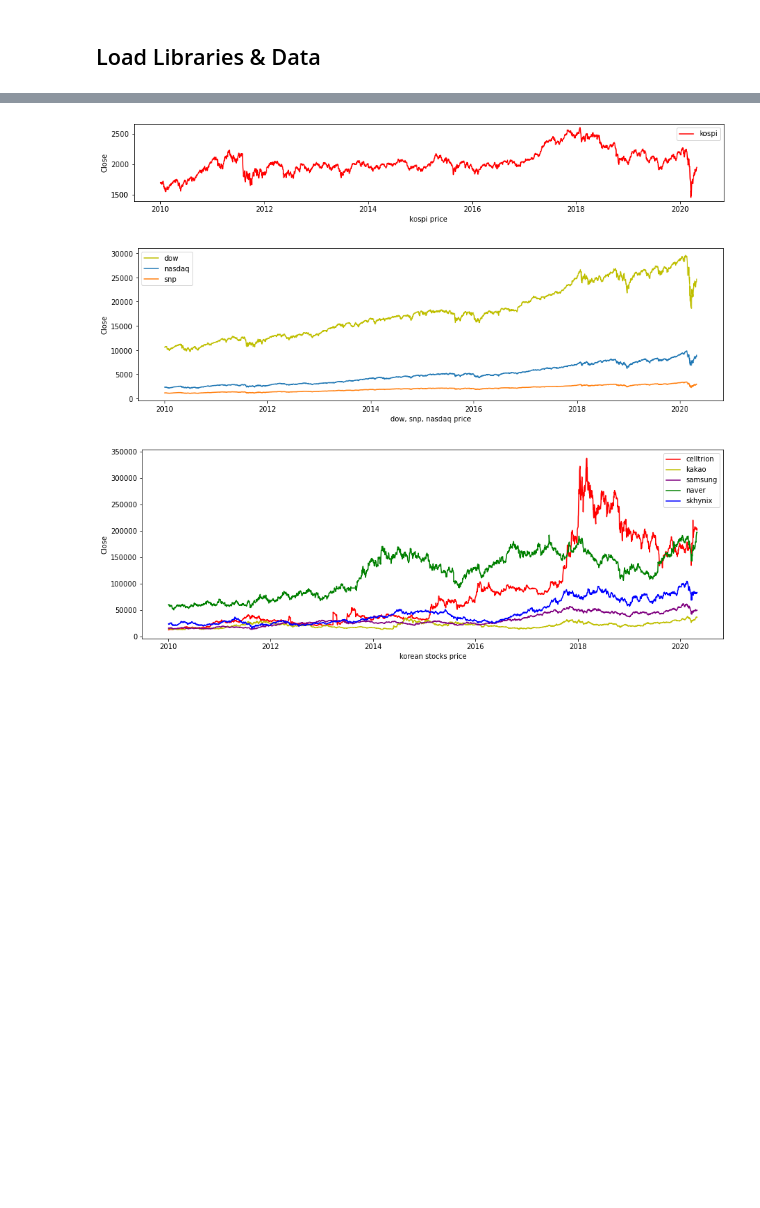
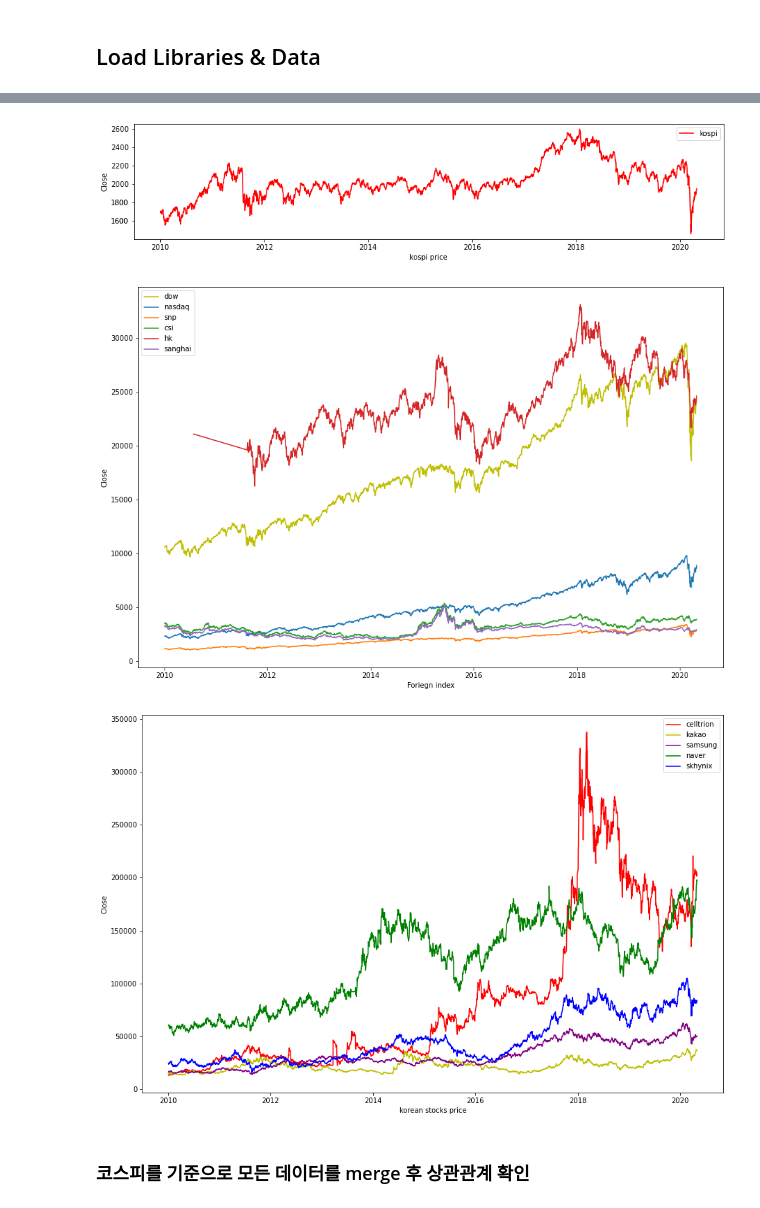
Before and after one commit to DongGuk-Seo/Yeardream, a Jupyter notebook: Project_Modeling/Project_Kospi_Price_Prediction.ipynb, the cells around one changed output, grey strips where cells are left out. Saved outputs shown, nothing was run; the diff lists cells and outputs as text; code cells hidden in the pictures; blank space fills up the shorter version.

```diff
--- a/Project_Modeling/Project_Kospi_Price_Prediction.ipynb
+++ b/Project_Modeling/Project_Kospi_Price_Prediction.ipynb
@@ -117,0 +108,9 @@ csi_test = pd.read_csv(test_path + 'csi_test.csv') # csi300 지수
+# %%
+# target value date adjust
+for i in range(len(kospi_train.Close)-1):
+    kospi_train.Close[i] = kospi_train.Close[i+1]
+kospi_train.drop(kospi_train[-1:].index,inplace=True)
+
+# for i in range(len(kospi_test.Close)-1):
+#     kospi_test.Close[i] = kospi_test.Close[i+1]
+# kospi_test.drop(kospi_test[-1:].index,inplace=True)
@@ -118,5 +124,5 @@ csi_test = pd.read_csv(test_path + 'csi_test.csv') # csi300 지수
 # %%
-# Change type of 'Date' to 'datetime'
+# change type of 'Date' to 'datetime'
 kospi_train.Date = pd.to_datetime(kospi_train.Date)
 celltrion_train.Date = pd.to_datetime(celltrion_train.Date)
 kakao_train.Date = pd.to_datetime(kakao_train.Date)
@@ -130,6 +136,7 @@ kr_10YT_train.Date = pd.to_datetime(kr_10YT_train.Date)
 wti_train.Date = pd.to_datetime(wti_train.Date)
 gas_train.Date = pd.to_datetime(gas_train.Date)
 gold_train.Date = pd.to_datetime(gold_train.Date)
+silver_train.Date = pd.to_datetime(silver_train.Date)
 copper_train.Date = pd.to_datetime(copper_train.Date)
 usd_index_train.Date = pd.to_datetime(usd_index_train.Date)
 usd_krw_train.Date = pd.to_datetime(usd_krw_train.Date)
@@ -140,6 +147,7 @@ snp_train.Date = pd.to_datetime(snp_train.Date)
 nasdaq_train.Date = pd.to_datetime(nasdaq_train.Date)
 hk_train.Date = pd.to_datetime(hk_train.Date)
 csi_train.Date = pd.to_datetime(csi_train.Date)
+sanghai_train.Date = pd.to_datetime(sanghai_train.Date)
 kospi_test.Date = pd.to_datetime(kospi_test.Date)
 celltrion_test.Date = pd.to_datetime(celltrion_test.Date)
 kakao_test.Date = pd.to_datetime(kakao_test.Date)
@@ -153,6 +161,7 @@ kr_10YT_test.Date = pd.to_datetime(kr_10YT_test.Date)
 wti_test.Date = pd.to_datetime(wti_test.Date)
 gas_test.Date = pd.to_datetime(gas_test.Date)
 gold_test.Date = pd.to_datetime(gold_test.Date)
+silver_test.Date = pd.to_datetime(silver_test.Date)
 copper_test.Date = pd.to_datetime(copper_test.Date)
 usd_index_test.Date = pd.to_datetime(usd_index_test.Date)
 usd_krw_test.Date = pd.to_datetime(usd_krw_test.Date)
@@ -163,6 +172,7 @@ snp_test.Date = pd.to_datetime(snp_test.Date)
 nasdaq_test.Date = pd.to_datetime(nasdaq_test.Date)
 hk_test.Date = pd.to_datetime(hk_test.Date)
 csi_test.Date = pd.to_datetime(csi_test.Date)
+sanghai_test.Date = pd.to_datetime(sanghai_test.Date)
 # %%
 # index adjust
 kospi_train.index = pd.to_datetime(kospi_train.Date)
@@ -178,6 +188,7 @@ kr_10YT_train.index = pd.to_datetime(kr_10YT_train.Date)
 wti_train.index = pd.to_datetime(wti_train.Date)
 gas_train.index = pd.to_datetime(gas_train.Date)
 gold_train.index = pd.to_datetime(gold_train.Date)
+silver_train.index = pd.to_datetime(silver_train.Date)
 copper_train.index = pd.to_datetime(copper_train.Date)
 usd_index_train.index = pd.to_datetime(usd_index_train.Date)
 usd_krw_train.index = pd.to_datetime(usd_krw_train.Date)
@@ -188,6 +199,7 @@ snp_train.index = pd.to_datetime(snp_train.Date)
 nasdaq_train.index = pd.to_datetime(nasdaq_train.Date)
 hk_train.index = pd.to_datetime(hk_train.Date)
 csi_train.index = pd.to_datetime(csi_train.Date)
+sanghai_train.index = pd.to_datetime(sanghai_train.Date)
 kospi_test.index = pd.to_datetime(kospi_test.Date)
 celltrion_test.index = pd.to_datetime(celltrion_test.Date)
 kakao_test.index = pd.to_datetime(kakao_test.Date)
@@ -201,6 +213,7 @@ kr_10YT_test.index = pd.to_datetime(kr_10YT_test.Date)
 wti_test.index = pd.to_datetime(wti_test.Date)
 gas_test.index = pd.to_datetime(gas_test.Date)
 gold_test.index = pd.to_datetime(gold_test.Date)
+silver_test.index = pd.to_datetime(silver_test.Date)
 copper_test.index = pd.to_datetime(copper_test.Date)
 usd_index_test.index = pd.to_datetime(usd_index_test.Date)
 usd_krw_test.index = pd.to_datetime(usd_krw_test.Date)
@@ -211,6 +224,7 @@ snp_test.index = pd.to_datetime(snp_test.Date)
 nasdaq_test.index = pd.to_datetime(nasdaq_test.Date)
 hk_test.index = pd.to_datetime(hk_test.Date)
 csi_test.index = pd.to_datetime(csi_test.Date)
+sanghai_test.index = pd.to_datetime(sanghai_test.Date)
 # %%
 # drop 'Date' column
 kospi_train = kospi_train.drop(columns='Date')
@@ -226,6 +240,7 @@ kr_10YT_train = kr_10YT_train.drop(columns='Date')
 wti_train = wti_train.drop(columns='Date')
 gas_train = gas_train.drop(columns='Date')
 gold_train = gold_train.drop(columns='Date')
+silver_train = silver_train.drop(columns='Date')
 copper_train = copper_train.drop(columns='Date')
 usd_index_train = usd_index_train.drop(columns='Date')
 usd_krw_train = usd_krw_train.drop(columns='Date')
@@ -236,6 +251,7 @@ snp_train = snp_train.drop(columns='Date')
 nasdaq_train = nasdaq_train.drop(columns='Date')
 hk_train = hk_train.drop(columns='Date')
 csi_train = csi_train.drop(columns='Date')
+sanghai_train = sanghai_train.drop(columns='Date')
 kospi_test = kospi_test.drop(columns='Date')
 celltrion_test = celltrion_test.drop(columns='Date')
 kakao_test = kakao_test.drop(columns='Date')
@@ -249,6 +265,7 @@ kr_10YT_test = kr_10YT_test.drop(columns='Date')
 wti_test = wti_test.drop(columns='Date')
 gas_test = gas_test.drop(columns='Date')
 gold_test = gold_test.drop(columns='Date')
+silver_test = silver_test.drop(columns='Date')
 copper_test = copper_test.drop(columns='Date')
 usd_index_test = usd_index_test.drop(columns='Date')
 usd_krw_test = usd_krw_test.drop(columns='Date')
@@ -259,3 +276,4 @@ snp_test = snp_test.drop(columns='Date')
 nasdaq_test = nasdaq_test.drop(columns='Date')
 hk_test = hk_test.drop(columns='Date')
 csi_test = csi_test.drop(columns='Date')
+sanghai_test = sanghai_test.drop(columns='Date')
@@ -306,26 +327,31 @@ plt.show()
 # %%
 # 국내/해외 지수 및 기업 주가 시각화
-plt.figure(figsize=(15,2))
+plt.figure(figsize=(15,3))
 plt.xlabel('kospi price')
 sns.lineplot(x = kospi_train.index, y = kospi_train['Close'], color= 'r', label='kospi')
 plt.show()
-plt.figure(figsize=(15,4))
-plt.xlabel('dow, snp, nasdaq price')
+plt.figure(figsize=(15,10))
+plt.xlabel('Foriegn index')
 sns.lineplot(x = dow_train.index, y = dow_train['Close'], color = 'y',label='dow')
 sns.lineplot(x = nasdaq_train.index, y = nasdaq_train['Close'], label='nasdaq')
 sns.lineplot(x = snp_train.index, y = snp_train['Close'], label='snp')
+sns.lineplot(x = csi_train.index, y = csi_train['Close'], label='csi')
+sns.lineplot(x = hk_train.index, y = hk_train['Close'], label='hk')
+sns.lineplot(x = sanghai_train.index, y = sanghai_train['Close'], label='sanghai')
 plt.show()
-plt.figure(figsize=(15,5))
+plt.figure(figsize=(15,10))
 plt.xlabel('korean stocks price')
 sns.lineplot(x = celltrion_train.index, y = celltrion_train['Close'],color='r', label='celltrion')
 sns.lineplot(x = kakao_train.index, y = kakao_train['Close'], color='y', label='kakao')
 sns.lineplot(x = samsung_train.index, y = samsung_train['Close'],color='purple', label='samsung')
 sns.lineplot(x = naver_train.index, y = naver_train['Close'], color='g', label='naver')
 sns.lineplot(x = skhynix_train.index, y = skhynix_train['Close'],color='b', label='skhynix')
 plt.show()
 # %% [output]
-[figure, old version]
+[figure, new version]
-[figure, old version]
+[figure, new version]
-[figure, old version]
+[figure, new version]
+# %% [markdown]
+### 코스피를 기준으로 모든 데이터를 merge 후 상관관계 확인
 # %%
 # kospi_train merge
```
Also changed, not shown: parts of 39 cells of this notebook, 6 other files.
